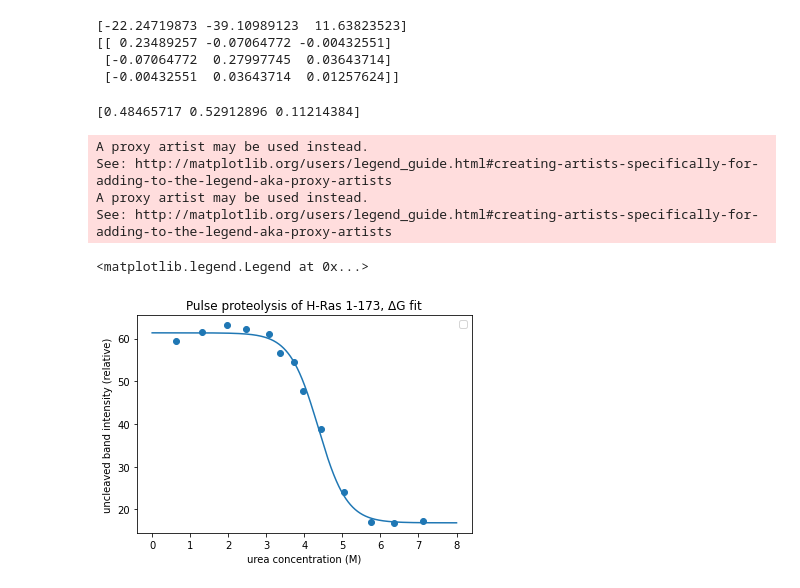
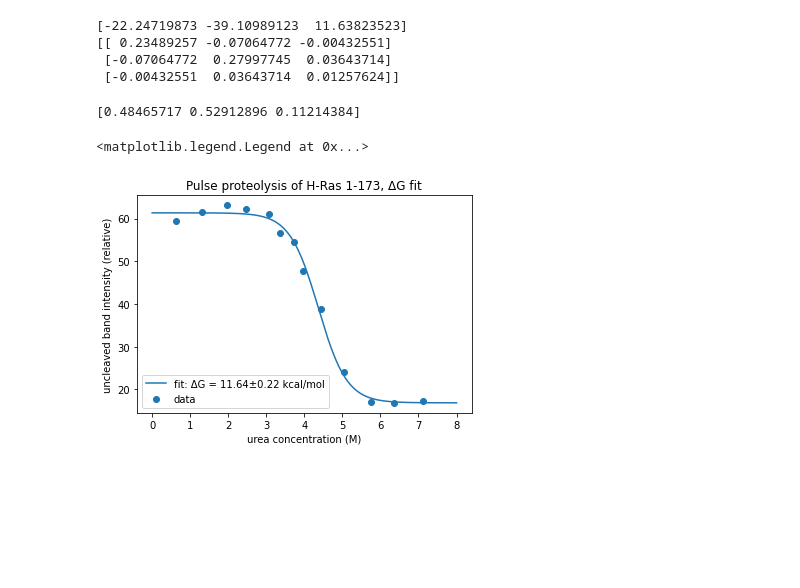
Before and after one commit to kentgorday/kuriyanlab_python-workshops, a Jupyter notebook: 1/pulseproteolysis_demo.ipynb, the cells around one changed output. Cells and saved outputs as stored; diff of their text form; code cells hidden in the pictures; blank space fills up the shorter version.

```diff
--- a/1/pulseproteolysis_demo.ipynb
+++ b/1/pulseproteolysis_demo.ipynb
@@ -278,29 +278,27 @@ print(pcov)
 # %%
 # Let's look at how well-determined our parameters seem to be first. We'll take the square root of the
 # diagonal entries (self-covariance, aka variance of the parameter estimates) to get a standard deviation:
 print(np.sqrt(np.diag(pcov)))
 # The deltaG seems fairly well-determined, but let's take a look at the fit itself. We'll again create x-values:
 x = np.linspace(0, 8, 10000)
 # and calculate our function of those x-values with optimized parameters:
 y = func(x, popt[0], popt[1], popt[2]) # Note: could also use func(x, *popt), which will unpack the list
 # and plot, using short labels so that when we later create the legend, it is in order
 plt.scatter(ureaconcentration[1:14], intensities, label = "data")
-plt.plot(x, y, label = "fit")
+# Here I will use C-style string formatting to trim the numbers down to just 2 digits after the decimal (%.2f)
+# There are also other ways to format floats within strings in python
+# Also, here I am reporting ± 2 standard deviations, or roughly a 95% confidence interval
+plt.plot(x, y, label = "fit: ΔG = %.2f±%.2f kcal/mol" % (popt[2], 2 * np.sqrt(np.diag(pcov))[2]))
 plt.xlabel("urea concentration (M)")
 plt.ylabel("uncleaved band intensity (relative)")
 plt.title("Pulse proteolysis of H-Ras 1-173, ΔG fit")
-# Here I will use C-style string formatting to trim the numbers down to just 2 digits after the decimal (%.2f)
-# There are also other ways to format floats within strings in python
-# Also, here I am reporting ± 2 standard deviations, or roughly a 95% confidence interval
-plt.legend(["data", "fit: ΔG = %.2f±%.2f kcal/mol" % (popt[2], 2 * np.sqrt(np.diag(pcov))[2])], ["data", "fit"])
+# Instead of placing the labels in our legend() call, I have moved them to the scatter() and plot() calls
+# to ensure they stay in order
+plt.legend()
 # %% [output]
 [0.48465717 0.52912896 0.11214384]
-A proxy artist may be used instead.
-See: http://matplotlib.org/users/legend_guide.html#creating-artists-specifically-for-adding-to-the-legend-aka-proxy-artists
-A proxy artist may be used instead.
-See: http://matplotlib.org/users/legend_guide.html#creating-artists-specifically-for-adding-to-the-legend-aka-proxy-artists
+<matplotlib.legend.Legend at 0x...>
-<matplotlib.legend.Legend at 0x...>
-[figure, old version]
+[figure, new version]
 # %%
 # Usually, you do not fit the m-value (urea proportionality constant or equivalently slope at the midpoint)
 # and deltaG together from pulse proteolysis data, because there are few points in the transition region.
```
Also changed, not shown: parts of 6 cells of this notebook.
